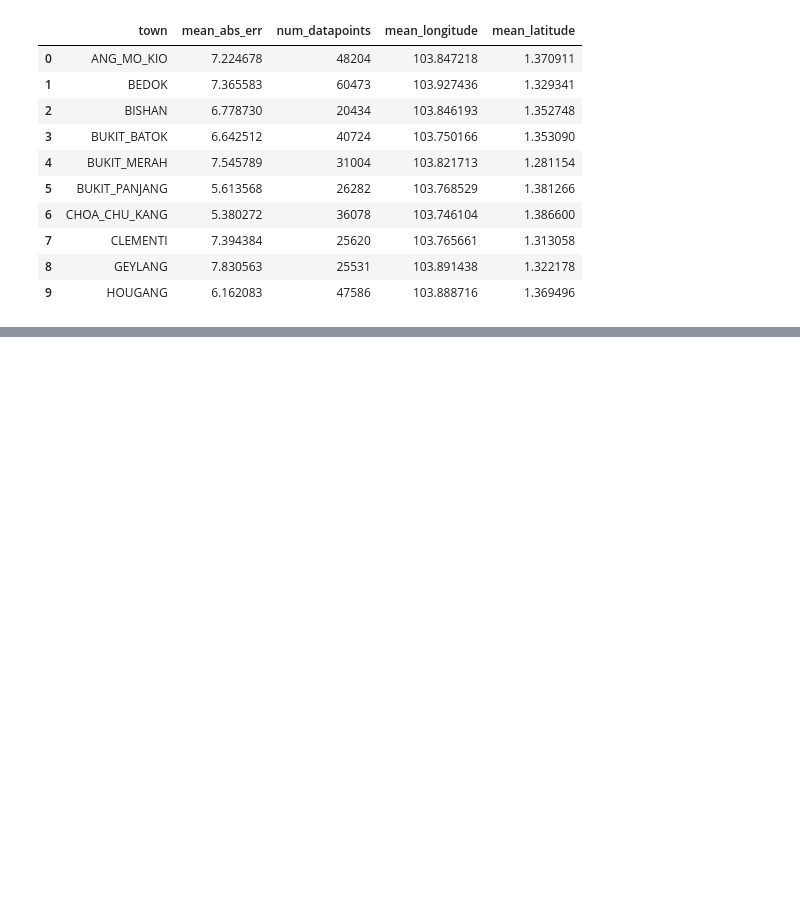
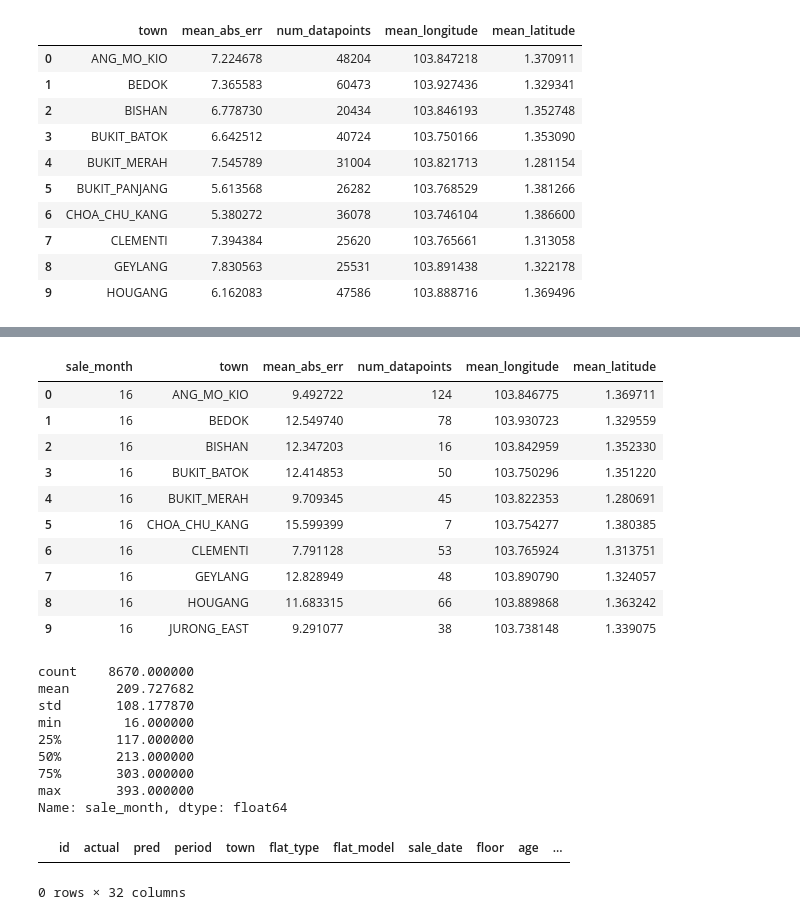
Before and after one commit to wilsonwid/cs3244-pg26, a Jupyter notebook: evaluations/rolling-xgboost/xgboost-analysis.ipynb, the cells around one changed output, grey strips where cells are left out. Cells and saved outputs as stored; diff of their text form; code cells hidden in the pictures; blank space fills up the shorter version.

Commit message:
Added time-animated map

```diff
--- a/evaluations/rolling-xgboost/xgboost-analysis.ipynb
+++ b/evaluations/rolling-xgboost/xgboost-analysis.ipynb
@@ -137,0 +152,33 @@ fig_town.write_html("./v2-map.html")
+# %%
+def produce_grouped_towns_timed(df):
+  new_df = deepcopy(df)
+  new_df = new_df[(103 <= new_df["longitude"]) & (new_df["longitude"] <= 104.5) &
+                  (1 <= new_df["latitude"]) & (new_df["latitude"] < 2)]
+  new_df = new_df.assign(mean_abs_err = lambda x: np.abs(x["pred"] - x["actual"])*100/x["actual"])
+  res_df = new_df.groupby(by=["sale_month", "town"]).agg({"mean_abs_err": "mean", "flat_type":"count", "longitude": "mean", "latitude": "mean"})
+  res_df = res_df.rename(columns = {"flat_type": "num_datapoints", "longitude": "mean_longitude", "latitude": "mean_latitude"})
+  return res_df
+# %%
+time_town_df = produce_grouped_towns_timed(df).reset_index()
+display(time_town_df.head(10))
+# %% [output]
+|  | sale_month | town | mean_abs_err | num_datapoints | mean_longitude | mean_latitude |
+| 0 | 16 | ANG_MO_KIO | 9.492722 | 124 | 103.846775 | 1.369711 |
+| 1 | 16 | BEDOK | 12.549740 | 78 | 103.930723 | 1.329559 |
+| 2 | 16 | BISHAN | 12.347203 | 16 | 103.842959 | 1.352330 |
+| 3 | 16 | BUKIT_BATOK | 12.414853 | 50 | 103.750296 | 1.351220 |
+| 4 | 16 | BUKIT_MERAH | 9.709345 | 45 | 103.822353 | 1.280691 |
+| 5 | 16 | CHOA_CHU_KANG | 15.599399 | 7 | 103.754277 | 1.380385 |
+| 6 | 16 | CLEMENTI | 7.791128 | 53 | 103.765924 | 1.313751 |
+| 7 | 16 | GEYLANG | 12.828949 | 48 | 103.890790 | 1.324057 |
+| 8 | 16 | HOUGANG | 11.683315 | 66 | 103.889868 | 1.363242 |
+| 9 | 16 | JURONG_EAST | 9.291077 | 38 | 103.738148 | 1.339075 |
+count    8670.000000
+mean      209.727682
+std       108.177870
+min        16.000000
+25%       117.000000
+50%       213.000000
+75%       303.000000
+max       393.000000
+Name: sale_month, dtype: float64
@@ -137,0 +198,5 @@ fig_town.write_html("./v2-map.html")
+# %%
+df[df["sale_month"] == 1]
+# %% [output]
+|  | id | actual | pred | period | town | flat_type | flat_model | sale_date | floor | age | ... |
+0 rows × 32 columns
```
Also changed, not shown: parts of 3 cells of this notebook, 1 other file.
